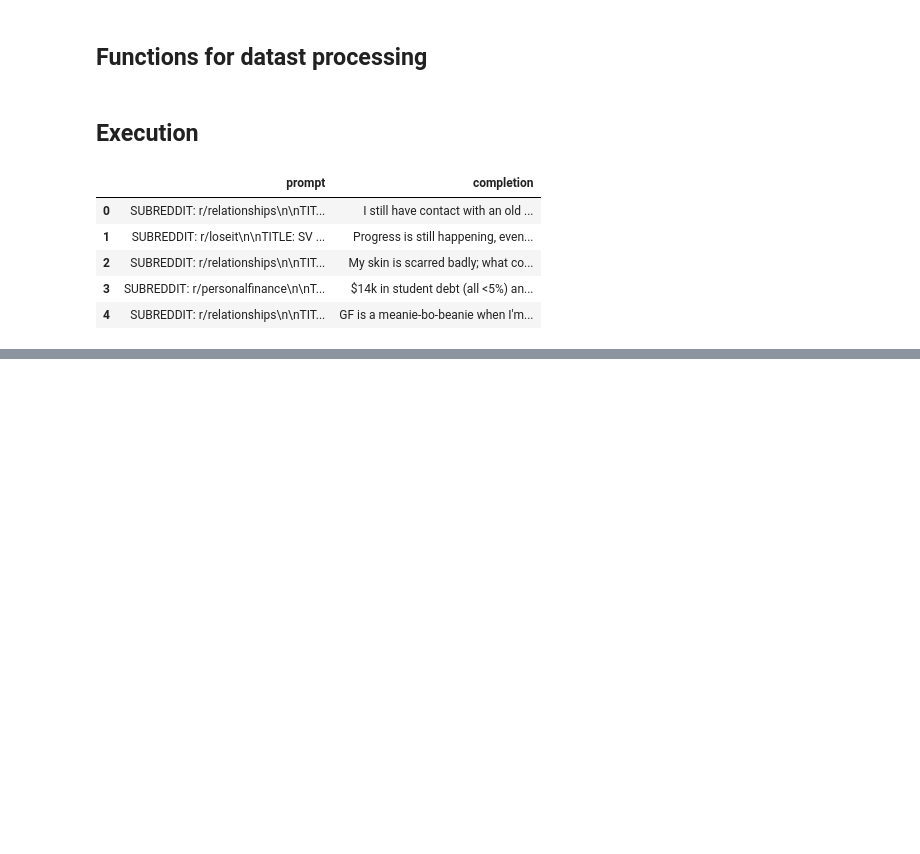
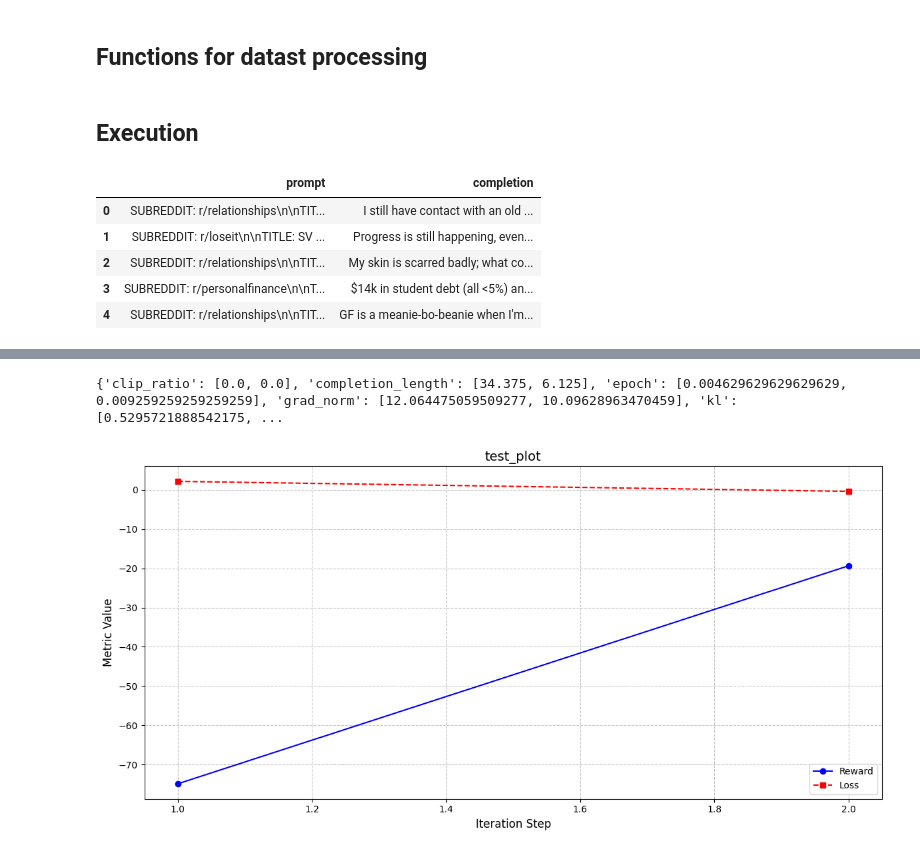
Before and after one commit to CoditoDTU/novo_dpo, a Jupyter notebook: datasets_processings.ipynb, the cells around one changed output, grey strips where cells are left out. Drawn from its saved outputs; the diff is of its cells as text; code cells hidden in the pictures; blank space fills up the shorter version.

```diff
--- a/datasets_processings.ipynb
+++ b/datasets_processings.ipynb
@@ -225,0 +230,5 @@ df.to_json("data/train.json", indent=4)
+# %%
+JSON_PATH = "data/raw/trainer_state.json"
+# %%
+with open(JSON_PATH, 'r') as f :
+    logs = json.load(f)
@@ -225,0 +333,72 @@ df.to_json("data/train.json", indent=4)
+# %%
+print(metrics_)
+# %% [output]
+{'clip_ratio': [0.0, 0.0], 'completion_length': [34.375, 6.125], 'epoch': [0.004629629629629629, 0.009259259259259259], 'grad_norm': [12.064475059509277, 10.09628963470459], 'kl': [0.5295721888542175, ...
+# %%
+def plot_training_metrics(
+    metrics: Dict[str, List[float]],
+    variables_to_plot: List[str],
+    plot_title: str = "Training Metrics",
+    output_path: Union[str, None] = None,
+    figsize: Tuple[int, int] = (12, 6)
+):
+    """
+    Plot specified training metrics against steps.
+
+    Args:
+        metrics: Dictionary containing metrics (from extract_training_metrics)
+        variables_to_plot: List of metric names to plot (e.g., ['reward', 'loss'])
+        plot_title: Title for the plot
+        output_path: If provided, saves plot to this path (e.g., 'training_plot.png')
+        figsize: Figure size (width, height) in inches
+    """
+    if 'steps' not in metrics:
+        raise ValueError("Metrics dictionary must contain 'steps'")
+
+    plt.figure(figsize=figsize)
+
+    # Define styles for different metrics
+    line_styles = {
+        'reward': {'color': 'b', 'marker': 'o', 'linestyle': '-', 'label': 'Reward'},
+        'loss': {'color': 'r', 'marker': 's', 'linestyle': '--', 'label': 'Loss'},
+        # Add more default styles as needed
+    }
+
+    for var in variables_to_plot:
+        if var not in metrics:
+            raise ValueError(f"Metric '{var}' not found in data")
+
+        style = line_styles.get(var, {
+            'color': None,  # Auto-color
+            'marker': None,
+            'linestyle': '-',
+            'label': var.capitalize()
+        })
+
+        plt.plot(metrics['steps'], metrics[var],
+                 label=style['label'],
+                 color=style['color'],
+                 marker=style['marker'],
+                 linestyle=style['linestyle'])
+
+    plt.title(plot_title, fontsize=14)
+    plt.xlabel("Iteration Step", fontsize=12)
+    plt.ylabel("Metric Value", fontsize=12)
+    plt.grid(True, linestyle='--', alpha=0.7)
+    plt.legend()
+
+    plt.tight_layout()
+
+    if output_path:
+        plt.savefig(output_path, dpi=300, bbox_inches='tight')
+        plt.close()
+    else:
+        plt.show()
+
+
+metrics_2_plot = ['reward', "loss"]
+plot_training_metrics(metrics = metrics_,
+                      variables_to_plot = metrics_2_plot,
+                      plot_title = "test_plot")
+# %% [output]
+[figure, added]
```
Also changed, not shown: parts of 15 cells of this notebook, 7 other files.
